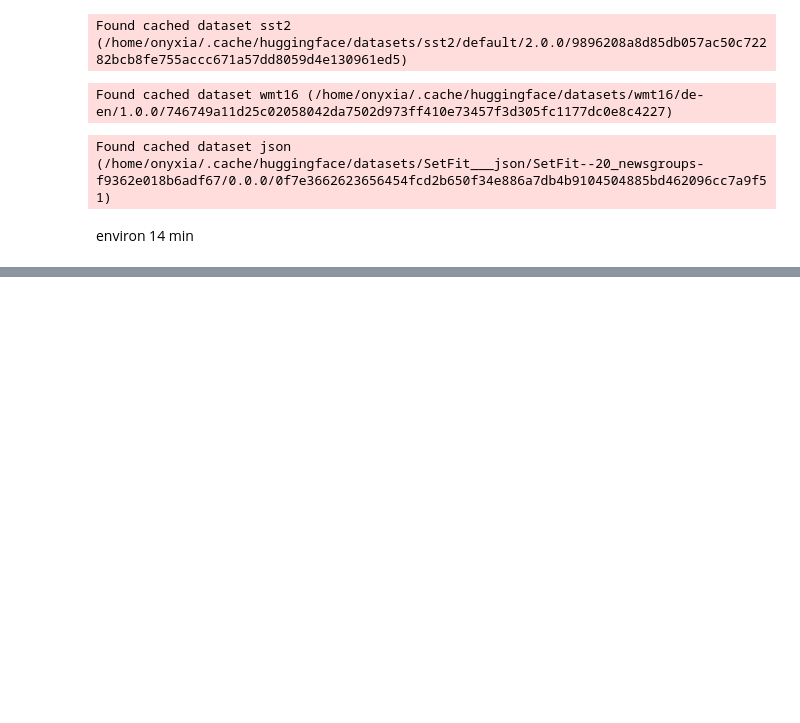
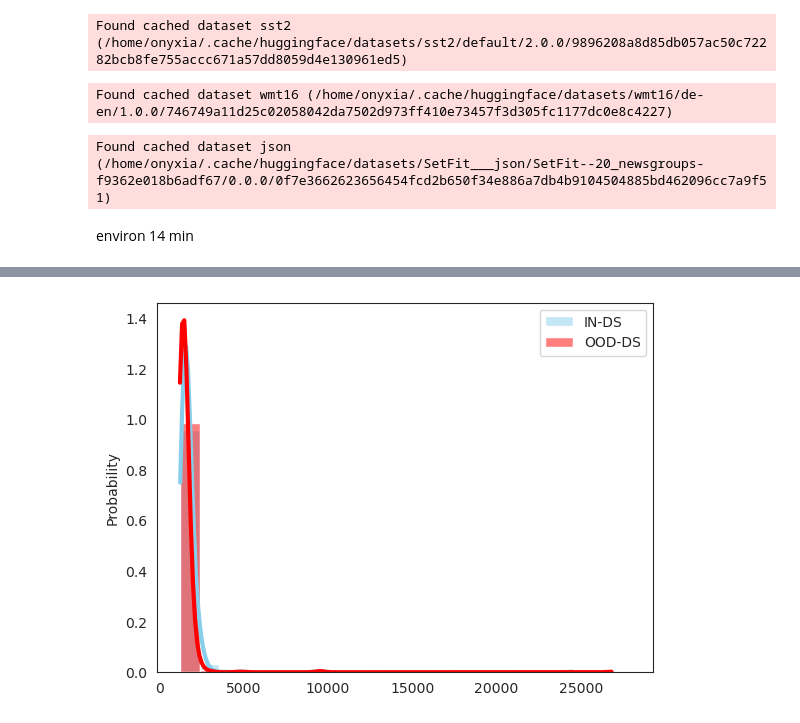
Before and after one commit to lilianmarey/nlp_ood_detection, a Jupyter notebook: beyond_maha/notebooks/bert_generate_embd.ipynb, the cells around one changed output, grey strips where cells are left out. Cells and saved outputs as stored; diff of their text form; code cells hidden in the pictures; blank space fills up the shorter version.

```diff
--- a/beyond_maha/notebooks/bert_generate_embd.ipynb
+++ b/beyond_maha/notebooks/bert_generate_embd.ipynb
@@ -155,3 +155,20 @@ with open('../nlp_data/logits_test.pkl', 'wb') as f:
 
 with open('../nlp_data/attns_test.pkl', 'wb') as f:
     pickle.dump(attns, f)
+# %%
+with open('../nlp_data/embeddings_raw_imbd_train.pkl', 'rb') as f:
+    embd_train = pickle.load(f)
+
+with open('../nlp_data/embeddings_raw_ood_test_sst2.pkl', 'rb') as f:
+    embd_ood = pickle.load(f)
+
+with open('../nlp_data/embeddings_raw_ood_test_wmt16.pkl', 'rb') as f:
+    embd_ood_test = pickle.load(f)
+
+with open('../nlp_data/embeddings_raw_imdb_test.pkl', 'rb') as f:
+    embd_test = pickle.load(f)
+# %%
+embd_train = torch.cat(embd_train).numpy()
+embd_ood = torch.cat(embd_ood).numpy()
+embd_ood_test = torch.cat(embd_ood_test).numpy()
+embd_test = torch.cat(embd_test).numpy()
@@ -157,0 +179,9 @@ with open('../nlp_data/attns_test.pkl', 'wb') as f:
+# %%
+embd_ood_mean = np.mean(embd_ood, axis=0)
+embd_train_mean = np.mean(embd_train, axis=0)
+embd_test_mean = np.mean(embd_test, axis=0)
+embd_ood_test_mean = np.mean(embd_ood_test, axis=0)
+
+
+OOD_cov = np.mean([embd_ood[i].T@embd_ood[i] for i in range(embd_ood.shape[0])], axis=0)
+train_cov = np.mean([embd_train[i].T@embd_train[i] for i in range(embd_train.shape[0])], axis=0)
@@ -157,0 +220,12 @@ with open('../nlp_data/attns_test.pkl', 'wb') as f:
+# %%
+scores_in = np.sum(cdist(embd_train_mean, embd_test_mean), axis=0)
+scores_out = np.sum(cdist(embd_train_mean, embd_ood_mean), axis=0)
+# %%
+bins_width = (np.histogram(scores_in)[1][3]-np.histogram(scores_in)[1][2])/2
+sns.histplot(scores_in, label='IN-DS', kde=True, stat='probability', color='skyblue', binwidth=bins_width, line_kws={"lw":3})
+sns.histplot(scores_out, label='OOD-DS', kde=True, stat='probability', color='red', binwidth=bins_width, line_kws={"lw":3})
+plt.legend()
+plt.savefig('../figures/l2_mean.png')
+plt.show()
+# %% [output]
+[figure, added]
```
Also changed, not shown: parts of 16 cells of this notebook, 21 other files.
